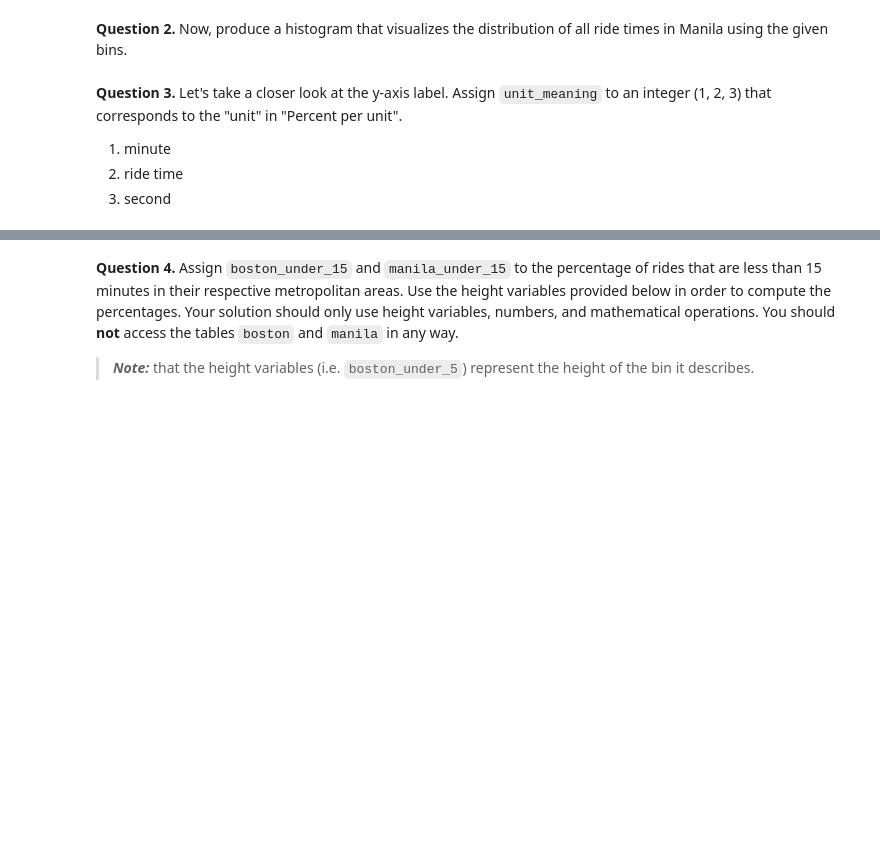
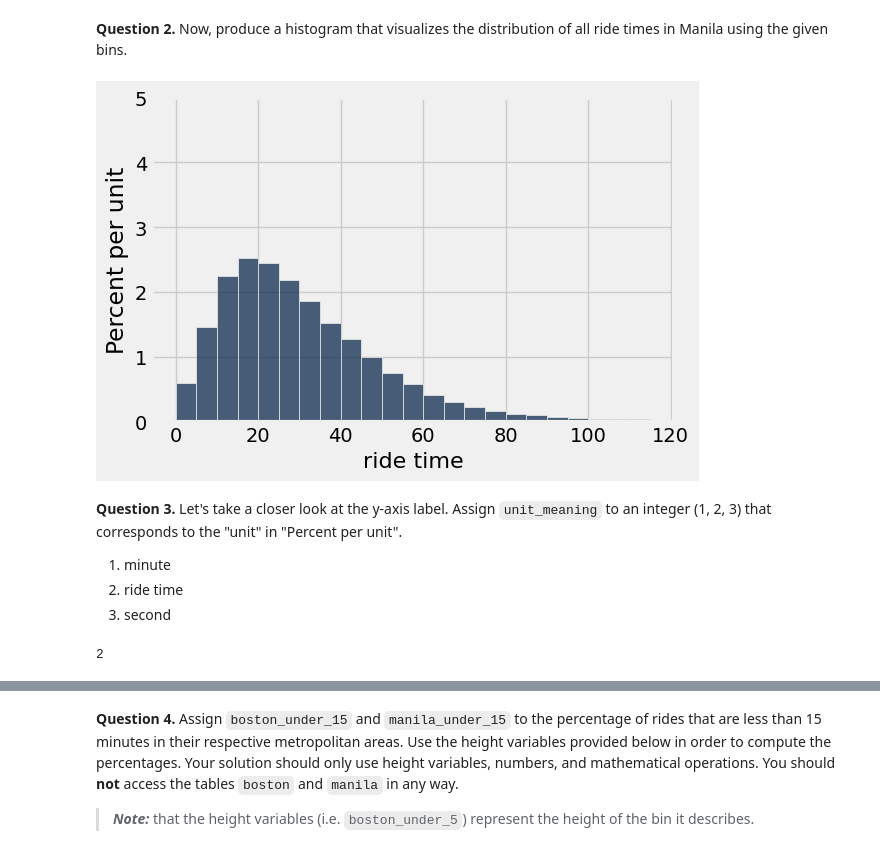
Before and after one commit to AndrewClough05/Intro-to-Data-Analytics-2.0, a Jupyter notebook: hw03/hw03.ipynb, the cells around one changed output, grey strips where cells are left out. Drawn from its saved outputs; the diff is of its cells as text; code cells hidden in the pictures; blank space fills up the shorter version.

```diff
--- a/hw03/hw03.ipynb
+++ b/hw03/hw03.ipynb
@@ -330,10 +362,12 @@ equal_bins = np.arange(0, 120, 5)
 **Question 2.** Now, produce a histogram that visualizes the distribution of all ride times in Manila using the given bins.
 # %%
 equal_bins = np.arange(0, 120, 5)
-...
+manila.hist('ride time', bins = equal_bins)
 
 # Don't delete the following line!
 plt.ylim(0, 0.05);
+# %% [output]
+[figure, added]
 # %% [markdown]
 <!-- END QUESTION -->
 
@@ -343,7 +377,9 @@ plt.ylim(0, 0.05);
 2. ride time
 3. second
 # %%
-unit_meaning = ...
+unit_meaning = 2
 unit_meaning
+# %% [output]
+2
 # %%
 grader.check("q3_3")
```
Also changed, not shown: parts of 25 cells of this notebook, 9 other files.
